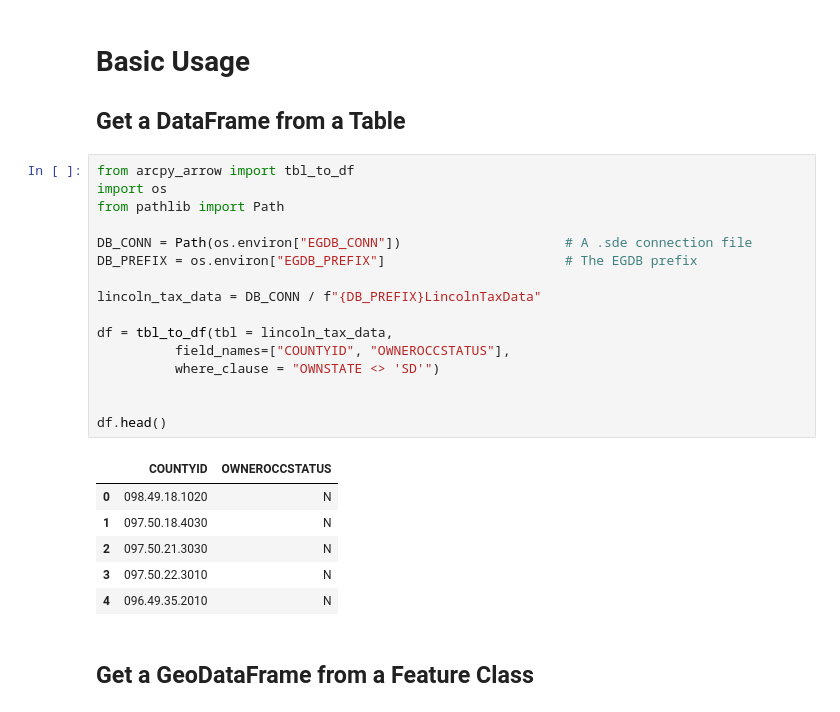
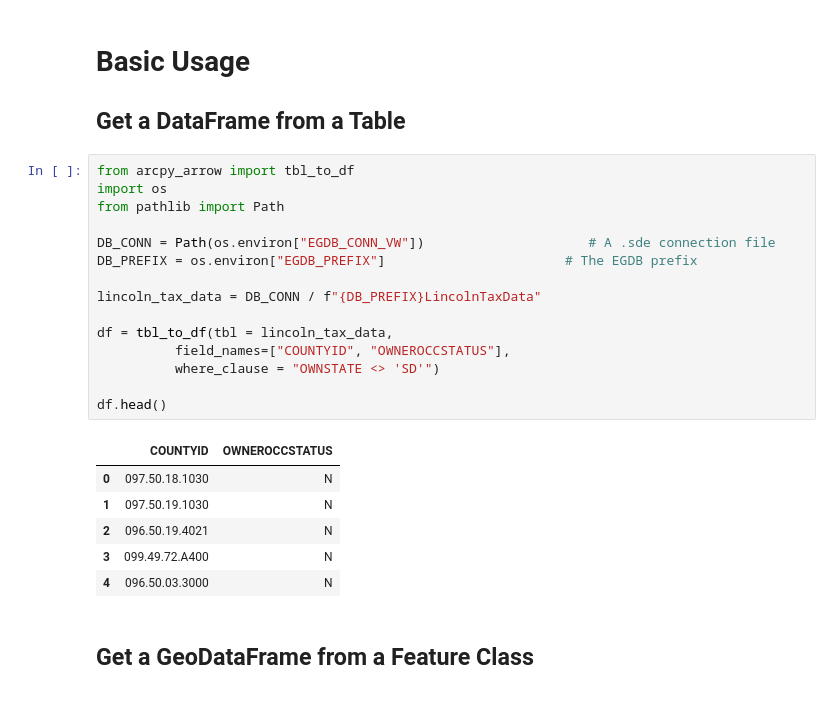
Before and after one commit to slaterdixon/arcpy_arrow, a Jupyter notebook: examples/01_BasicUsage.ipynb, the cells around one changed output. Cells and saved outputs as stored; diff of their text form.

```diff
--- a/examples/01_BasicUsage.ipynb
+++ b/examples/01_BasicUsage.ipynb
@@ -8,26 +8,25 @@
 # %%
 from arcpy_arrow import tbl_to_df
 import os
 from pathlib import Path
 
-DB_CONN = Path(os.environ["EGDB_CONN"])                     # A .sde connection file
+DB_CONN = Path(os.environ["EGDB_CONN_VW"])                     # A .sde connection file
 DB_PREFIX = os.environ["EGDB_PREFIX"]                       # The EGDB prefix
 
 lincoln_tax_data = DB_CONN / f"{DB_PREFIX}LincolnTaxData"
 
 df = tbl_to_df(tbl = lincoln_tax_data,
           field_names=["COUNTYID", "OWNEROCCSTATUS"],
           where_clause = "OWNSTATE <> 'SD'")
 
-
 df.head()
 # %% [output]
 |  | COUNTYID | OWNEROCCSTATUS |
-| 0 | 098.49.18.1020 | N |
-| 1 | 097.50.18.4030 | N |
-| 2 | 097.50.21.3030 | N |
-| 3 | 097.50.22.3010 | N |
-| 4 | 096.49.35.2010 | N |
+| 0 | 097.50.18.1030 | N |
+| 1 | 097.50.19.1030 | N |
+| 2 | 096.50.19.4021 | N |
+| 3 | 099.49.72.A400 | N |
+| 4 | 096.50.03.3000 | N |
 # %% [markdown]
 ## Get a GeoDataFrame from a Feature Class
 # %%
```
Also changed, not shown: parts of 5 cells of this notebook, 2 other files.
